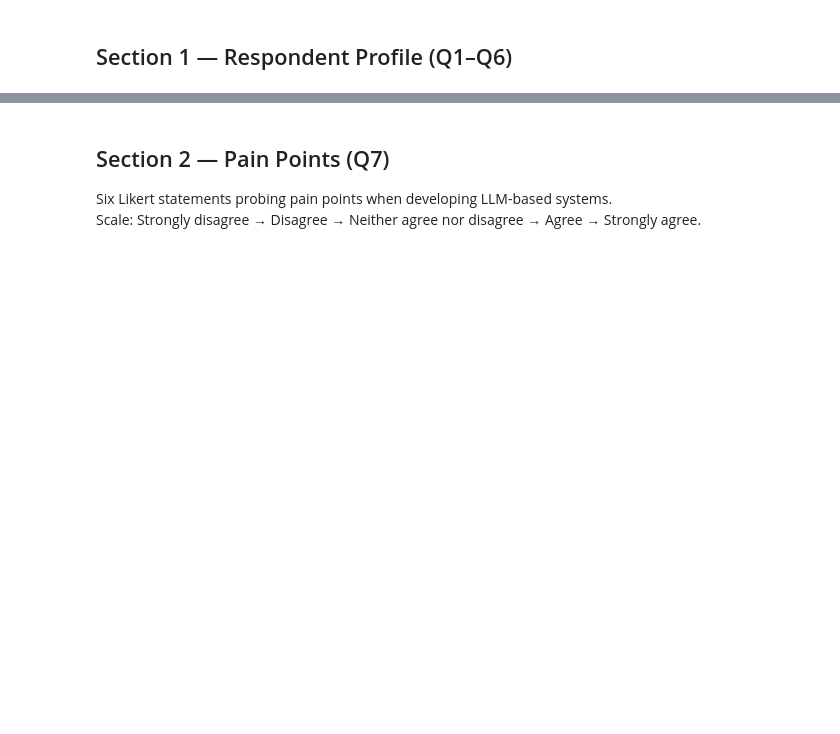
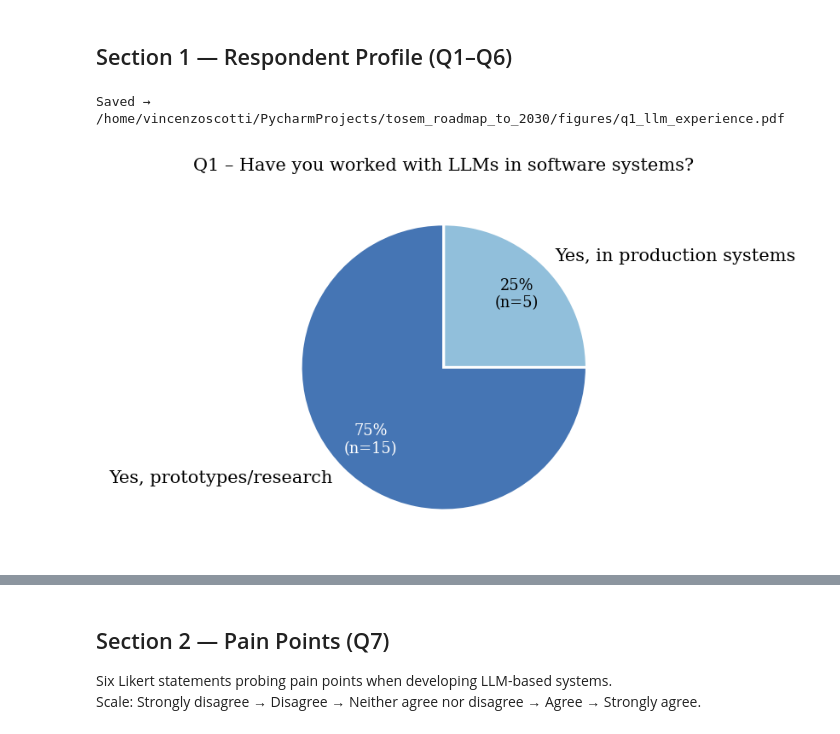
Before and after one commit to vincenzo-scotti/tosem_roadmap_to_2030, a Jupyter notebook: notebooks/visualizations.ipynb, the cells around one changed output, grey strips where cells are left out. Cells and saved outputs as stored; diff of their text form; code cells hidden in the pictures; blank space fills up the shorter version.

Commit message:
Update plots

```diff
--- a/notebooks/visualizations.ipynb
+++ b/notebooks/visualizations.ipynb
@@ -340,29 +369,37 @@ print(f"Figure sizes — diverging: {W_DIV} in wide | simple (Q1–Q6): {W_SIMPL
 # %%
 # ── Q1: LLM experience ────────────────────────────────────────────────────────
 q1_counts = df["q1_llm_exp"].value_counts()
 ORDER_Q1 = [
     "Yes, prototypes/research",
     "Yes, in production systems",
     "No",
 ]
 
 fig, ax = plt.subplots(figsize=(W_SIMPLE, H_SIMPLE))
 q1_plot = q1_counts.reindex([o for o in ORDER_Q1 if o in q1_counts.index], fill_value=0)
 wedges, texts, autotexts = ax.pie(
     q1_plot.values,
     labels=q1_plot.index,
     autopct=lambda p: f"{p:.0f}%\n(n={int(round(p * q1_plot.sum() / 100))})",
     colors=["#4575b4", "#91bfdb", "#d9d9d9"],
     startangle=90,
     pctdistance=0.72,
     wedgeprops=dict(edgecolor="white", linewidth=1.5),
 )
-for t in autotexts:
-    t.set_fontsize(8.5)
+for wedge, at in zip(wedges, autotexts):
+    at.set_fontsize(8.5)
+    # choose white or black text based on wedge luminance
+    hex_color = wedge.get_facecolor()
+    r, g, b = hex_color[0], hex_color[1], hex_color[2]
+    luminance = 0.299 * r + 0.587 * g + 0.114 * b
+    at.set_color("white" if luminance < 0.55 else "black")
 ax.set_title("Q1 – Have you worked with LLMs in software systems?", fontsize=10, pad=10)
 plt.tight_layout()
 savefig("q1_llm_experience.pdf")
 plt.show()
+# %% [output]
+Saved → /home/vincenzoscotti/PycharmProjects/tosem_roadmap_to_2030/figures/q1_llm_experience.pdf
+[figure, added]
 # %%
 # ── Q2: Primary role ─────────────────────────────────────────────────────────
 q2_counts = df["q2_role"].value_counts()
```
Also changed, not shown: parts of 16 cells of this notebook, 12 other files.
